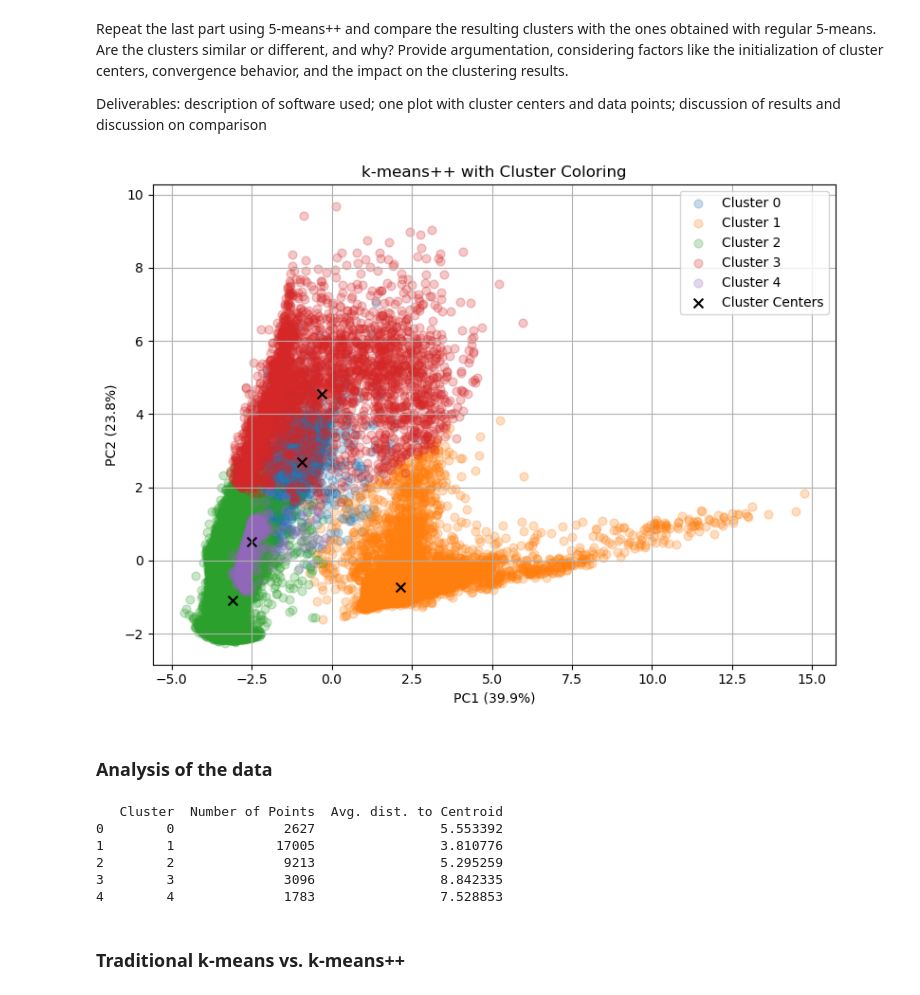
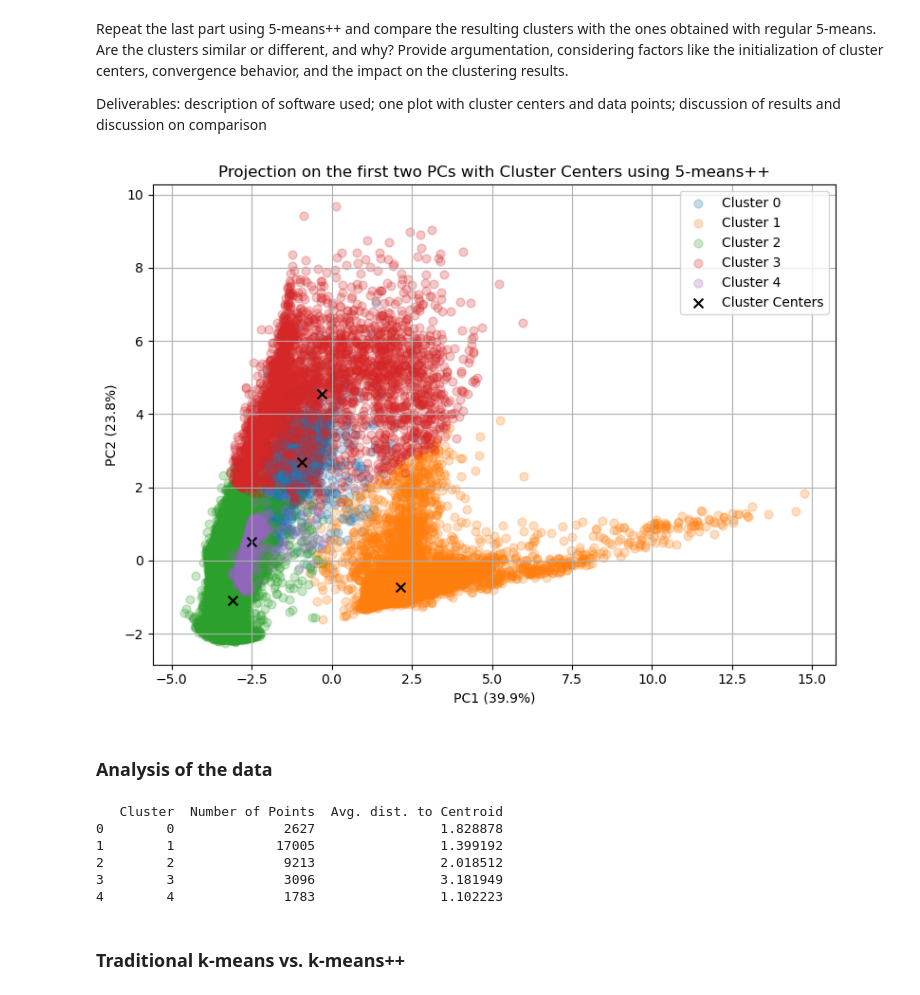
Before and after one commit to henrikdchristensen/DIKU-MLA-A7-Clustering-and-PCA, a Jupyter notebook: src/notebook.ipynb, the cells around one changed output. Saved outputs shown, nothing was run; the diff lists cells and outputs as text; code cells hidden in the pictures.

```diff
--- a/src/notebook.ipynb
+++ b/src/notebook.ipynb
@@ -325,35 +347,41 @@ Repeat the last part using 5-means++ and compare the resulting clusters with the
 Deliverables: description of software used; one plot with cluster centers and data points; discussion of results and discussion on comparison
 # %%
 from sklearn.cluster import KMeans
+from sklearn.cluster import kmeans_plusplus
+import matplotlib.pyplot as plt
 
-# Cluster the data
-kmeans_pp = KMeans(n_clusters=5, n_init=1, random_state=0, init='k-means++')
+# KMeans(init=init='k-means++') is a greedy version, we will use kmeansplusplus from sklearn instead
+# Initialize cluster centers using kmeans_plusplus
+kmeans_plusplus_initial_centers = kmeans_plusplus(X_train.values, n_clusters=5, random_state=0)[0] # [0] to get only the centers
+
+# Use KMeans for clustering but with the initialized centers from kmeans_plusplus
+kmeans_pp = KMeans(n_clusters=5, n_init=1, random_state=0, init=kmeans_plusplus_initial_centers)
 kmeans_pp.fit(X_train)
 kmeans_pp_cluster_centers_pca = pca.transform(kmeans_pp.cluster_centers_)
 
 # Plot the results
 plt.figure(figsize=(8, 6))
 
 # Scatter plot for data points colored by cluster assignments
 for cluster in range(5):
     plt.scatter(X_train_pca[kmeans_pp.labels_ == cluster, 0],
                 X_train_pca[kmeans_pp.labels_ == cluster, 1],
                 alpha=0.25,
                 label=f"Cluster {cluster}", s=40)
 
 # Scatter plot for cluster centers
 plt.scatter(kmeans_pp_cluster_centers_pca[:, 0], kmeans_pp_cluster_centers_pca[:, 1],
             c='black', marker='x', s=50, label='Cluster Centers')
 
-plt.title('k-means++ with Cluster Coloring')
-plt.xlabel(f'PC1 ({explained_var[0]*100:.1f}%)')
-plt.ylabel(f'PC2 ({explained_var[1]*100:.1f}%)')
+plt.title('Projection on the first two PCs with Cluster Centers using 5-means++')
+plt.xlabel(f'PC1 ({explained_var_ratio[0]*100:.1f}%)')
+plt.ylabel(f'PC2 ({explained_var_ratio[1]*100:.1f}%)')
 plt.legend()
 plt.grid(True)
 plt.tight_layout()
 plt.show()
 # %% [output]
-[figure, old version]
+[figure, new version]
 # %% [markdown]
 ### Analysis of the data
 # %%
@@ -368,18 +396,18 @@ clusters = []
 for i in range(5):
     cluster_points = X_train[kmeans_pp_labels == i]
     num_points = cluster_points.shape[0]
-    avg_distance = np.mean(np.linalg.norm(cluster_points - kmeans_pp_cluster_centers_pca[i], axis=1))
+    avg_distance = np.mean(np.linalg.norm(cluster_points - kmeans_pp.cluster_centers_[i], axis=1))
     clusters.append([i, num_points, avg_distance])
 
 # Show the results in a table
 print(pd.DataFrame(clusters, columns=['Cluster', 'Number of Points', 'Avg. dist. to Centroid']))
 # %% [output]
    Cluster  Number of Points  Avg. dist. to Centroid
-0        0              2627                5.553392
-1        1             17005                3.810776
-2        2              9213                5.295259
-3        3              3096                8.842335
-4        4              1783                7.528853
+0        0              2627                1.828878
+1        1             17005                1.399192
+2        2              9213                2.018512
+3        3              3096                3.181949
+4        4              1783                1.102223
 # %% [markdown]
 ### Traditional k-means vs. k-means++
 # %%
```
Also changed, not shown: parts of 12 cells of this notebook, 7 other files.
